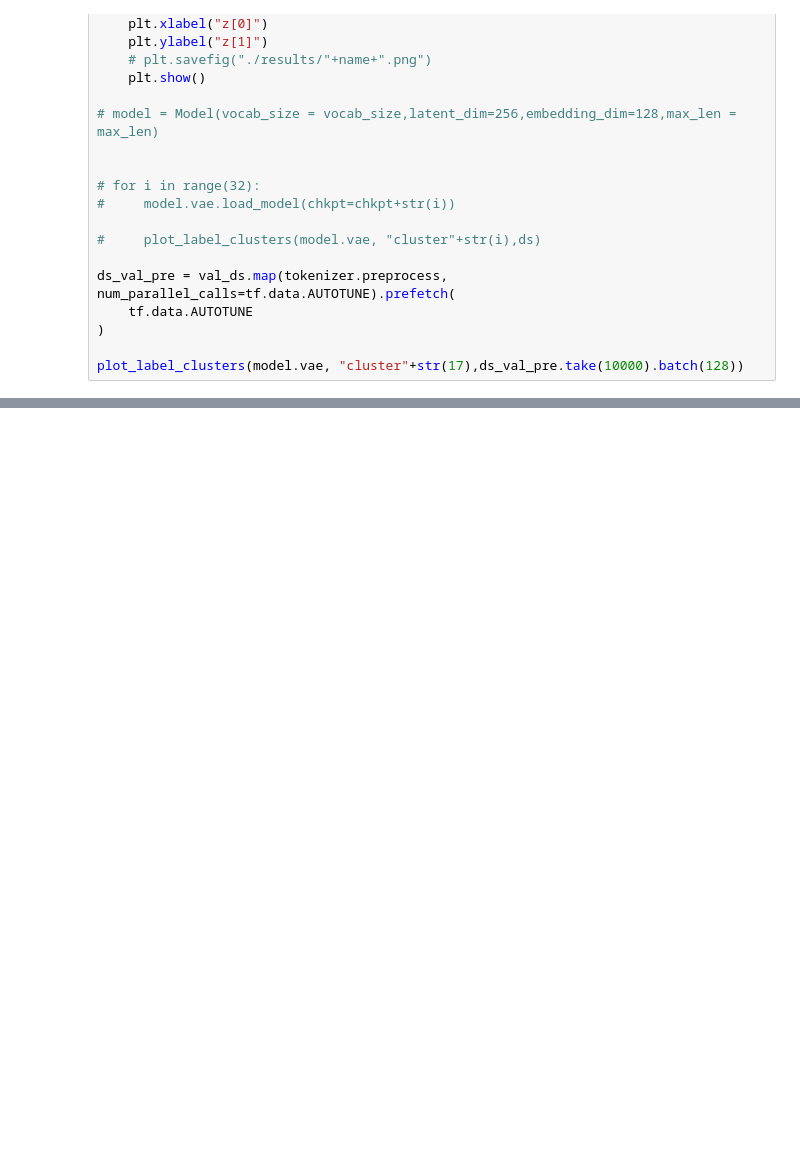
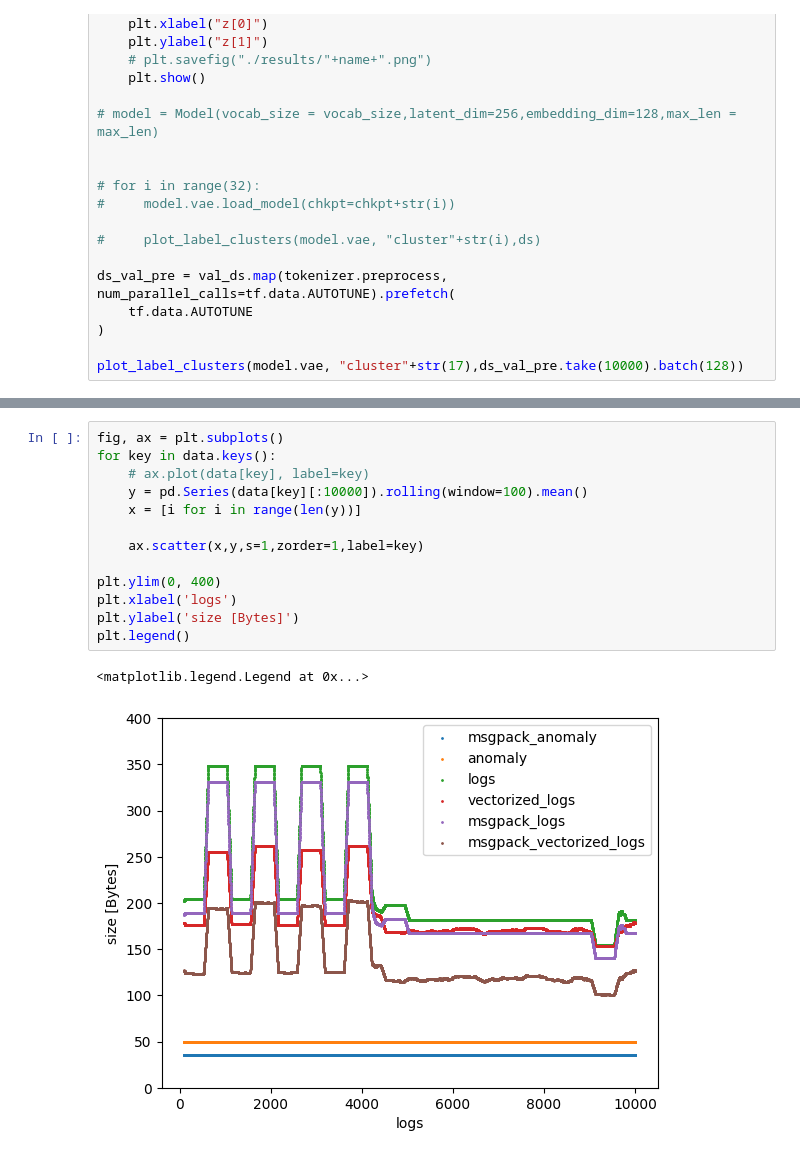
Before and after one commit to Lucaserf/ObsProject, a Jupyter notebook: test_notebook.ipynb, the cells around one changed output, grey strips where cells are left out. Cells and saved outputs as stored; diff of their text form; blank space fills up the shorter version.

```diff
--- a/test_notebook.ipynb
+++ b/test_notebook.ipynb
@@ -638,0 +673,16 @@ _________________________________________________________________
+# %%
+fig, ax = plt.subplots()
+for key in data.keys():
+    # ax.plot(data[key], label=key)
+    y = pd.Series(data[key][:10000]).rolling(window=100).mean()
+    x = [i for i in range(len(y))]
+
+    ax.scatter(x,y,s=1,zorder=1,label=key)
+
+plt.ylim(0, 400)
+plt.xlabel('logs')
+plt.ylabel('size [Bytes]')
+plt.legend()
+# %% [output]
+<matplotlib.legend.Legend at 0x...>
+[figure, added]
```
Also changed, not shown: parts of 3 cells of this notebook, 28 other files.
